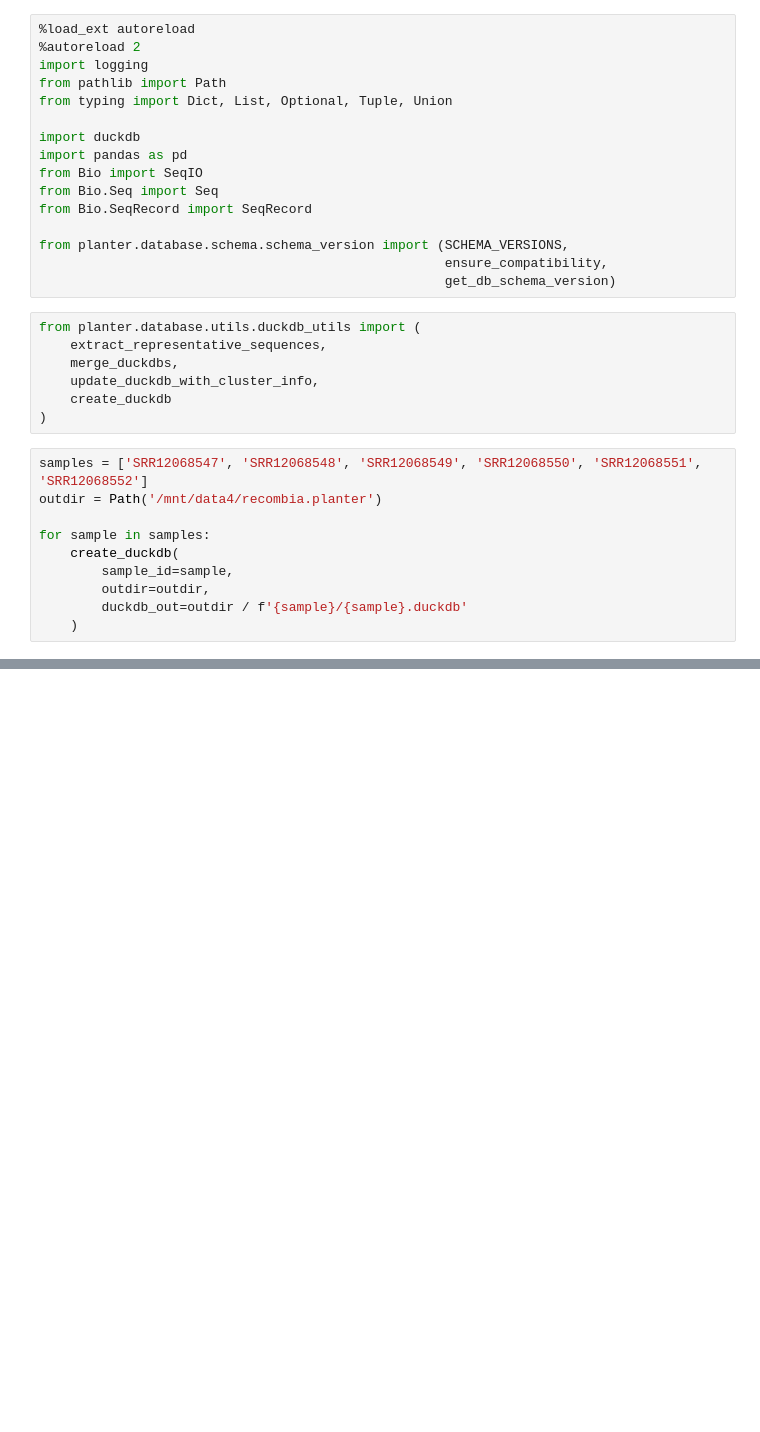
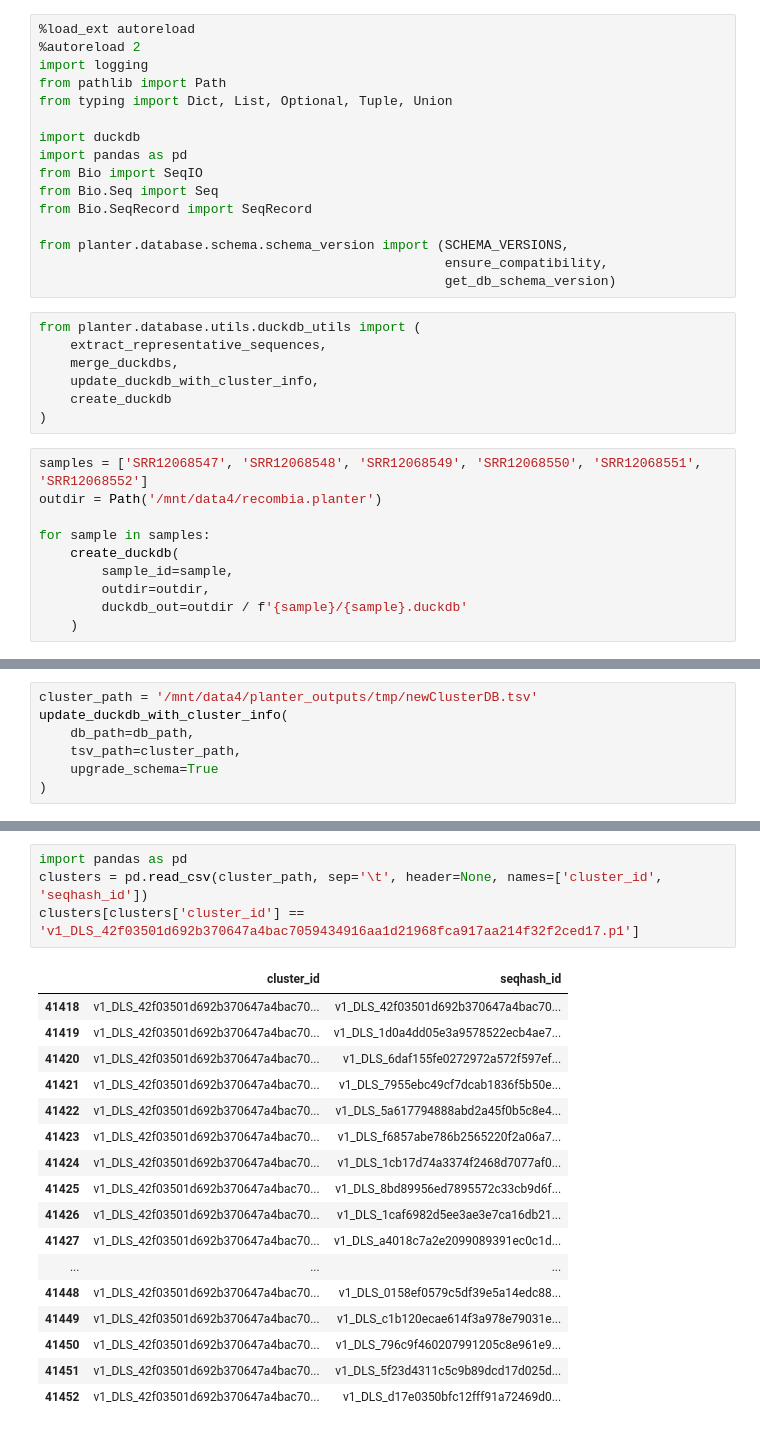
Before and after one commit to arudhir/planter, a Jupyter notebook: notebooks/add-expression-debugging.ipynb, the cells around one changed output, grey strips where cells are left out. Drawn from its saved outputs; the diff is of its cells as text; blank space fills up the shorter version.

Commit message:
kegg info added, merging works, now on updating cluster info

```diff
--- a/notebooks/add-expression-debugging.ipynb
+++ b/notebooks/add-expression-debugging.ipynb
@@ -233,0 +310,7 @@ CatalogException: Catalog Error: Table with name "expression_backup" already exi
+# %%
+cluster_path = '/mnt/data4/planter_outputs/tmp/newClusterDB.tsv'
+update_duckdb_with_cluster_info(
+    db_path=db_path,
+    tsv_path=cluster_path,
+    upgrade_schema=True
+)
@@ -233,0 +320,22 @@ CatalogException: Catalog Error: Table with name "expression_backup" already exi
+# %%
+import pandas as pd
+clusters = pd.read_csv(cluster_path, sep='\t', header=None, names=['cluster_id', 'seqhash_id'])
+clusters[clusters['cluster_id'] == 'v1_DLS_42f03501d692b370647a4bac7059434916aa1d21968fca917aa214f32f2ced17.p1']
+# %% [output]
+|  | cluster_id | seqhash_id |
+| 41418 | v1_DLS_42f03501d692b370647a4bac70... | v1_DLS_42f03501d692b370647a4bac70... |
+| 41419 | v1_DLS_42f03501d692b370647a4bac70... | v1_DLS_1d0a4dd05e3a9578522ecb4ae7... |
+| 41420 | v1_DLS_42f03501d692b370647a4bac70... | v1_DLS_6daf155fe0272972a572f597ef... |
+| 41421 | v1_DLS_42f03501d692b370647a4bac70... | v1_DLS_7955ebc49cf7dcab1836f5b50e... |
+| 41422 | v1_DLS_42f03501d692b370647a4bac70... | v1_DLS_5a617794888abd2a45f0b5c8e4... |
+| 41423 | v1_DLS_42f03501d692b370647a4bac70... | v1_DLS_f6857abe786b2565220f2a06a7... |
+| 41424 | v1_DLS_42f03501d692b370647a4bac70... | v1_DLS_1cb17d74a3374f2468d7077af0... |
+| 41425 | v1_DLS_42f03501d692b370647a4bac70... | v1_DLS_8bd89956ed7895572c33cb9d6f... |
+| 41426 | v1_DLS_42f03501d692b370647a4bac70... | v1_DLS_1caf6982d5ee3ae3e7ca16db21... |
+| 41427 | v1_DLS_42f03501d692b370647a4bac70... | v1_DLS_a4018c7a2e2099089391ec0c1d... |
+| ... | ... | ... |
+| 41448 | v1_DLS_42f03501d692b370647a4bac70... | v1_DLS_0158ef0579c5df39e5a14edc88... |
+| 41449 | v1_DLS_42f03501d692b370647a4bac70... | v1_DLS_c1b120ecae614f3a978e79031e... |
+| 41450 | v1_DLS_42f03501d692b370647a4bac70... | v1_DLS_796c9f460207991205c8e961e9... |
+| 41451 | v1_DLS_42f03501d692b370647a4bac70... | v1_DLS_5f23d4311c5c9b89dcd17d025d... |
+| 41452 | v1_DLS_42f03501d692b370647a4bac70... | v1_DLS_d17e0350bfc12fff91a72469d0... |
```
Also changed, not shown: parts of 4 cells of this notebook, 2 other files.
